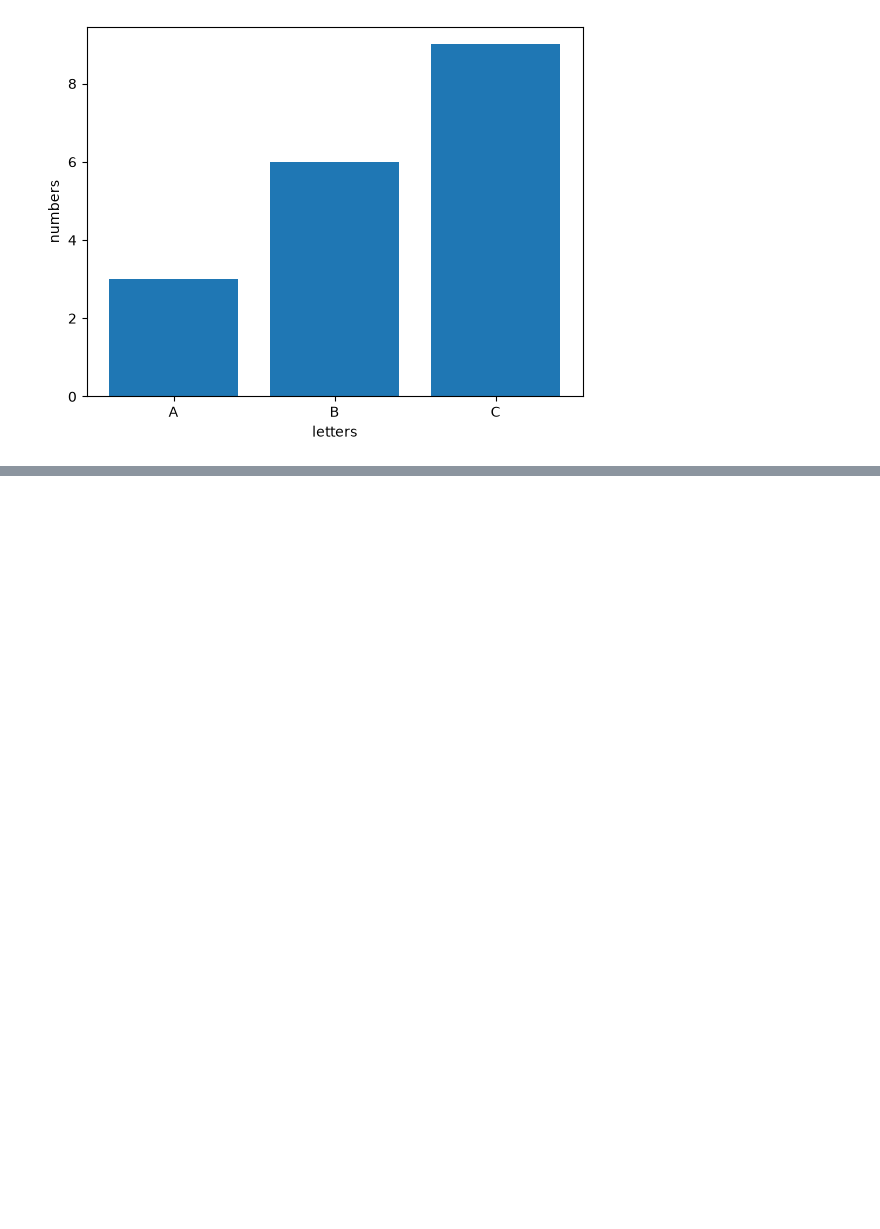
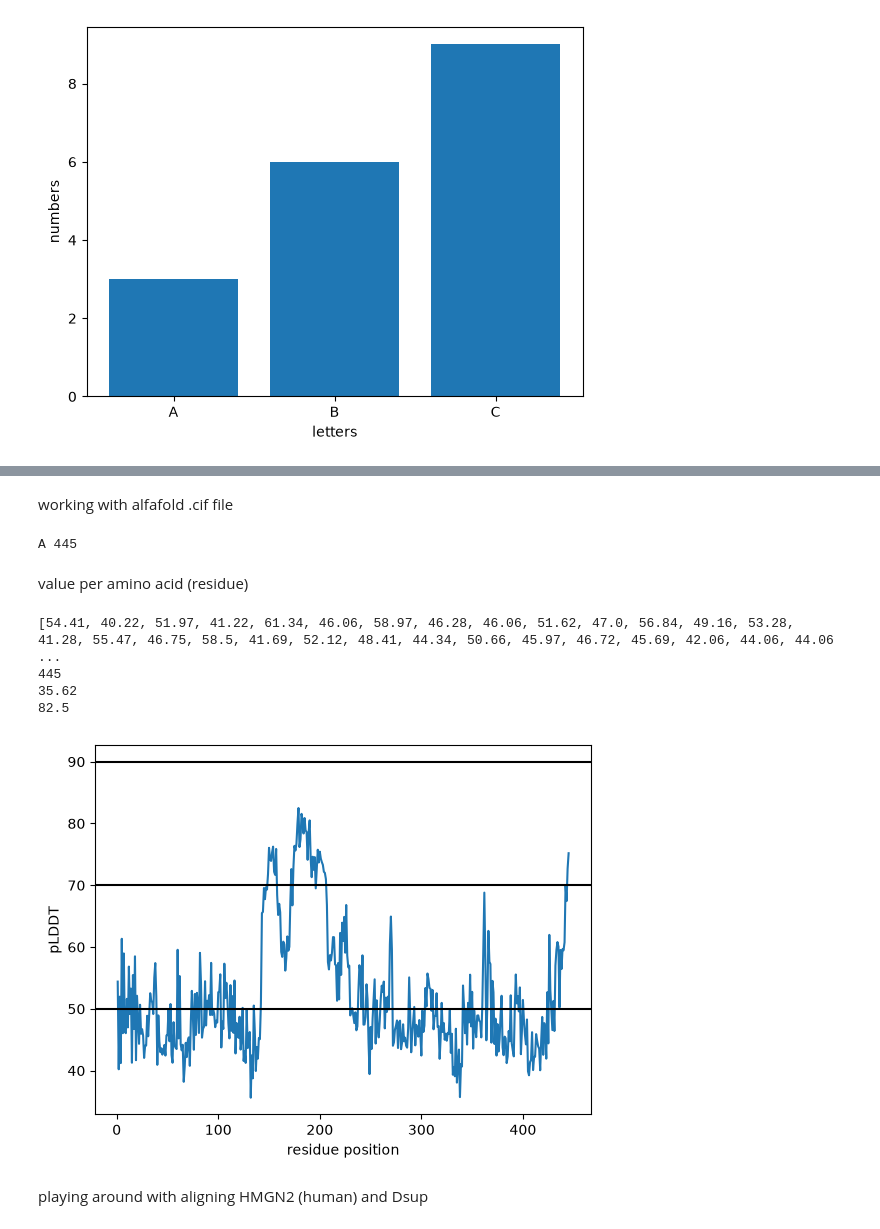
Before and after one commit to miritiede/Tardigrade-Dsup, a Jupyter notebook: sandbox/00_biopython_basics.ipynb, the cells around one changed output, grey strips where cells are left out. Cells and saved outputs as stored; diff of their text form; code cells hidden in the pictures; blank space fills up the shorter version.

```diff
--- a/sandbox/00_biopython_basics.ipynb
+++ b/sandbox/00_biopython_basics.ipynb
@@ -148,0 +158,62 @@ total charge: 23
+# %% [markdown]
+working with alfafold .cif file
+# %%
+from Bio.PDB import MMCIFParser
+
+#first time working with this file type and this aspect of biopython, understanding the structure, length of the chain matches Dsup
+
+parser = MMCIFParser(QUIET=True)
+structure = parser.get_structure("dsup", "../data/raw_data/alfafold_dsup_ramva.cif")
+
+for model in structure:
+    for chain in model:
+        print(chain.id, len(chain))
+# %% [output]
+A 445
+# %% [markdown]
+value per amino acid (residue)
+# %%
+from Bio.PDB import MMCIFParser
+import matplotlib.pyplot as plt
+import numpy as np
+
+parser = MMCIFParser(QUIET=True)
+structure = parser.get_structure("dsup", "../data/raw_data/alfafold_dsup_ramva.cif")
+
+# each amino acid has a value between 0 and 100 assigned to it
+
+#for residue in chain:
+    #print(residue.id[1], residue.get_resname(), residue["CA"].get_bfactor())
+
+#get_resname gives me the three letter code for the amino acid
+
+plddt = []
+
+for residue in chain:
+    plddt.append(residue["CA"].get_bfactor())
+
+print(plddt)
+
+# checking if the list makes sense, right length and only values betweenn 0 and 100
+print(len(plddt))
+print(min(plddt))
+print(max(plddt))
+
+
+#plotting
+range234 = np.arange(1, 446)
+plt.plot(range234, plddt)
+plt.xlabel("residue position")
+plt.ylabel("pLDDT")
+plt.axhline(y=50, c='k')
+plt.axhline(y=70, c='k')
+plt.axhline(y=90, c='k')
+plt.show()
+# %% [output]
+[54.41, 40.22, 51.97, 41.22, 61.34, 46.06, 58.97, 46.28, 46.06, 51.62, 47.0, 56.84, 49.16, 53.28, 41.28, 55.47, 46.75, 58.5, 41.69, 52.12, 48.41, 44.34, 50.66, 45.97, 46.72, 45.69, 42.06, 44.06, 44.06 ...
+445
+35.62
+82.5
+[figure, added]
+# %% [markdown]
+playing around with aligning HMGN2 (human) and Dsup
```
Also changed, not shown: parts of 3 cells of this notebook, 1 other file.
